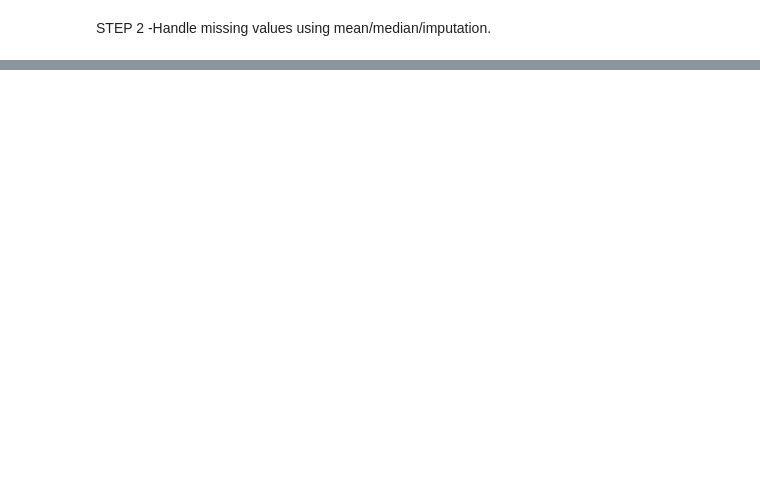
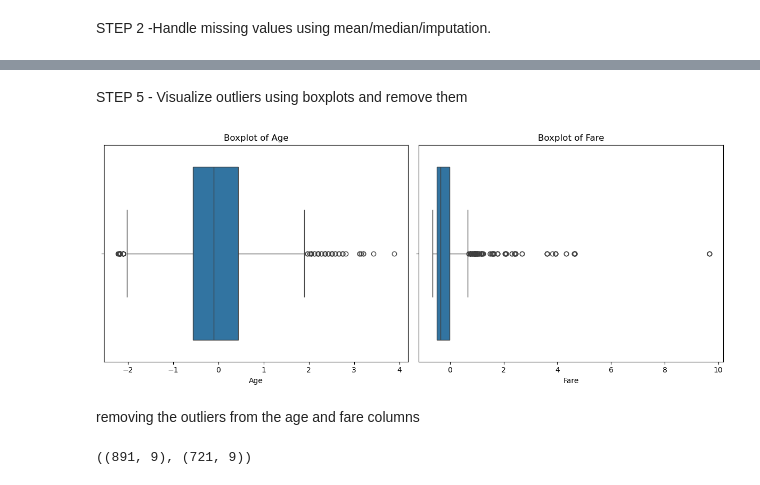
Before and after one commit to D4X-max/Task-1-Data-Cleaning-Preprocessing, a Jupyter notebook: data_preprocessing_cleaning.ipynb, the cells around one changed output, grey strips where cells are left out. Saved outputs shown, nothing was run; the diff lists cells and outputs as text; code cells hidden in the pictures; blank space fills up the shorter version.

```diff
--- a/data_preprocessing_cleaning.ipynb
+++ b/data_preprocessing_cleaning.ipynb
@@ -37,2 +22,7 @@ dtype: int64
 # %% [markdown]
 STEP 2 -Handle missing values using mean/median/imputation.
+# %%
+sample1['Age'] = sample1['Age'].fillna(sample1['Age'].median())
+if 'Cabin' in sample1.columns:
+    sample1['Cabin'] = sample1['Cabin'].fillna('Unknown')
+sample1['Embarked'] = sample1['Embarked'].fillna(sample1['Embarked'].mode()[0])
@@ -38,0 +35,4 @@ STEP 2 -Handle missing values using mean/median/imputation.
+# %%
+# we will be using one-hot encoding for categorical variables
+encoded_sample1 = pd.get_dummies(sample1, columns=['Sex', 'Embarked'], drop_first=True)
+encoded_sample1.head()
@@ -38,0 +41,2 @@ STEP 2 -Handle missing values using mean/median/imputation.
+# %%
+encoded_sample1.drop(['PassengerId', 'Name', 'Ticket','Cabin'], axis=1, inplace=True)
@@ -38,0 +54,12 @@ STEP 2 -Handle missing values using mean/median/imputation.
+# %%
+from sklearn.preprocessing import StandardScaler
+
+# identifying the list of columns to be scaled
+numerical_cols = ['Age', 'Fare']
+
+#initializing the StandardScaler
+scaler = StandardScaler()
+
+#fitting and transforming the numerical columns
+
+encoded_sample1[numerical_cols] = scaler.fit_transform(encoded_sample1[numerical_cols])
@@ -38,0 +75,21 @@ STEP 2 -Handle missing values using mean/median/imputation.
+# %% [markdown]
+STEP 5 - Visualize outliers using boxplots and remove them
+# %%
+import seaborn as sns
+# Assuming your DataFrame is called df
+plt.figure(figsize=(12, 5))
+
+plt.subplot(1, 2, 1)
+sns.boxplot(x=encoded_sample1['Age'])
+plt.title('Boxplot of Age')
+
+plt.subplot(1, 2, 2)
+sns.boxplot(x=encoded_sample1['Fare'])
+plt.title('Boxplot of Fare')
+
+plt.tight_layout()
+plt.show()
+# %% [output]
+[figure, added]
+# %% [markdown]
+removing the outliers from the age and fare columns
@@ -38,0 +116,4 @@ STEP 2 -Handle missing values using mean/median/imputation.
+# %%
+encoded_sample1.shape, filtered_df.shape
+# %% [output]
+((891, 9), (721, 9))
```
Also changed, not shown: parts of 14 cells of this notebook.
